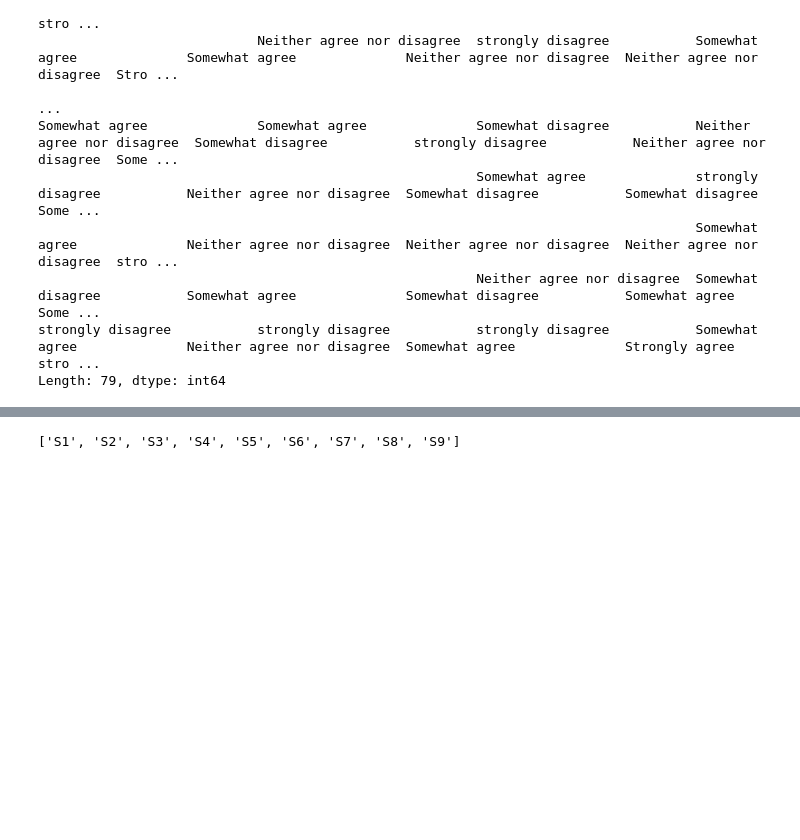
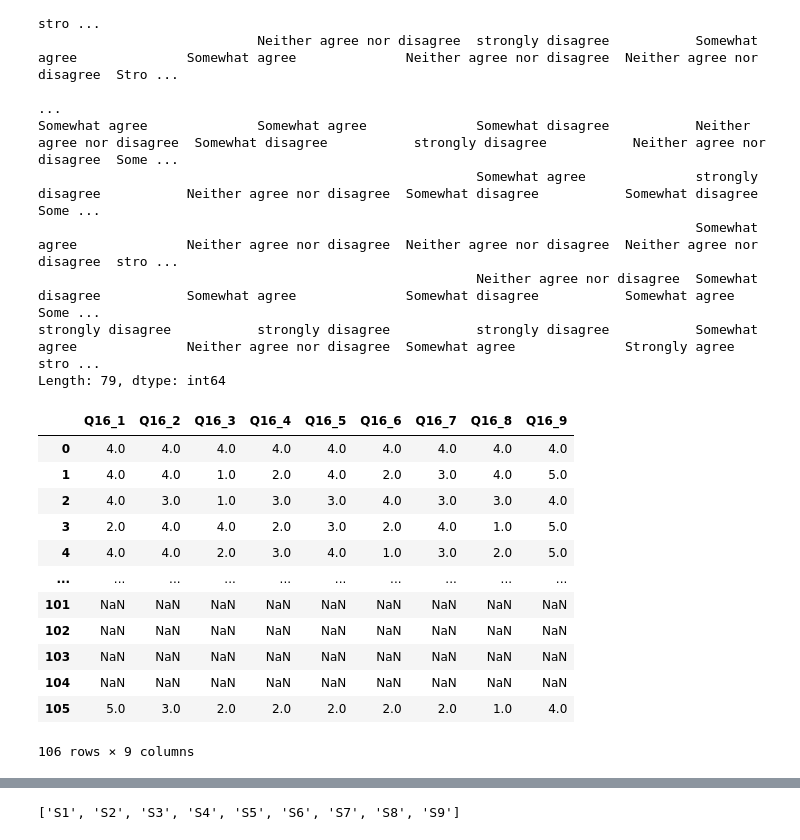
Before and after one commit to sevdeawesome/survey_figures, a Jupyter notebook: intervention_figs/figure_4_table.ipynb, the cells around one changed output, grey strips where cells are left out. Cells and saved outputs as stored; diff of their text form; code cells hidden in the pictures; blank space fills up the shorter version.

```diff
--- a/intervention_figs/figure_4_table.ipynb
+++ b/intervention_figs/figure_4_table.ipynb
@@ -103,4 +80,20 @@ swaps = {
 
 df[pre_questions] = df[pre_questions].replace(swaps)
 df[post_questions] = df[post_questions].replace(swaps)
+# %%
+df[post_questions]
+# %% [output]
+|  | Q16_1 | Q16_2 | Q16_3 | Q16_4 | Q16_5 | Q16_6 | Q16_7 | Q16_8 | Q16_9 |
+| 0 | 4.0 | 4.0 | 4.0 | 4.0 | 4.0 | 4.0 | 4.0 | 4.0 | 4.0 |
+| 1 | 4.0 | 4.0 | 1.0 | 2.0 | 4.0 | 2.0 | 3.0 | 4.0 | 5.0 |
+| 2 | 4.0 | 3.0 | 1.0 | 3.0 | 3.0 | 4.0 | 3.0 | 3.0 | 4.0 |
+| 3 | 2.0 | 4.0 | 4.0 | 2.0 | 3.0 | 2.0 | 4.0 | 1.0 | 5.0 |
+| 4 | 4.0 | 4.0 | 2.0 | 3.0 | 4.0 | 1.0 | 3.0 | 2.0 | 5.0 |
+| ... | ... | ... | ... | ... | ... | ... | ... | ... | ... |
+| 101 | NaN | NaN | NaN | NaN | NaN | NaN | NaN | NaN | NaN |
+| 102 | NaN | NaN | NaN | NaN | NaN | NaN | NaN | NaN | NaN |
+| 103 | NaN | NaN | NaN | NaN | NaN | NaN | NaN | NaN | NaN |
+| 104 | NaN | NaN | NaN | NaN | NaN | NaN | NaN | NaN | NaN |
+| 105 | 5.0 | 3.0 | 2.0 | 2.0 | 2.0 | 2.0 | 2.0 | 1.0 | 4.0 |
+106 rows × 9 columns
 # %%
```
Also changed, not shown: parts of 15 cells of this notebook, 9 other files.
